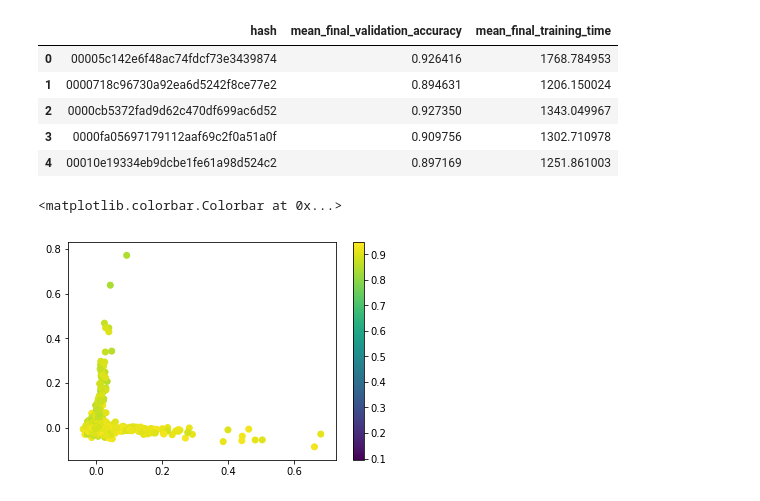
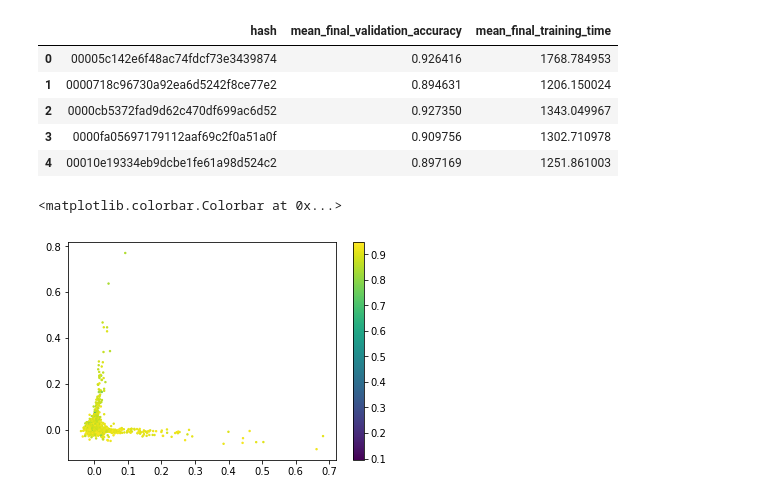
Before and after one commit to neurodata/hayden, a Jupyter notebook: NAS/NAS analysis.ipynb, the cells around one changed output. Saved outputs shown, nothing was run; the diff lists cells and outputs as text; code cells hidden in the pictures.

```diff
--- a/NAS/NAS analysis.ipynb
+++ b/NAS/NAS analysis.ipynb
@@ -91,9 +89,9 @@ for i, id_ in enumerate(tqdm(in_sample_ids)):
 # %%
 zero_to_one = (rearranged_scores - min(rearranged_scores)) / (max(rearranged_scores) - min(rearranged_scores))
 
 fig, ax = plt.subplots(1,1)
-im = ax.scatter(X_hat[:, 0], X_hat[:, 1], c = rearranged_scores)
+im = ax.scatter(X_hat[:, 0], X_hat[:, 1], c = rearranged_scores, s = 2)
 fig.colorbar(im, ax=ax)
 # %% [output]
 <matplotlib.colorbar.Colorbar at 0x...>
-[figure, old version]
+[figure, new version]
```
Also changed, not shown: parts of 8 cells of this notebook, 1 other file.
